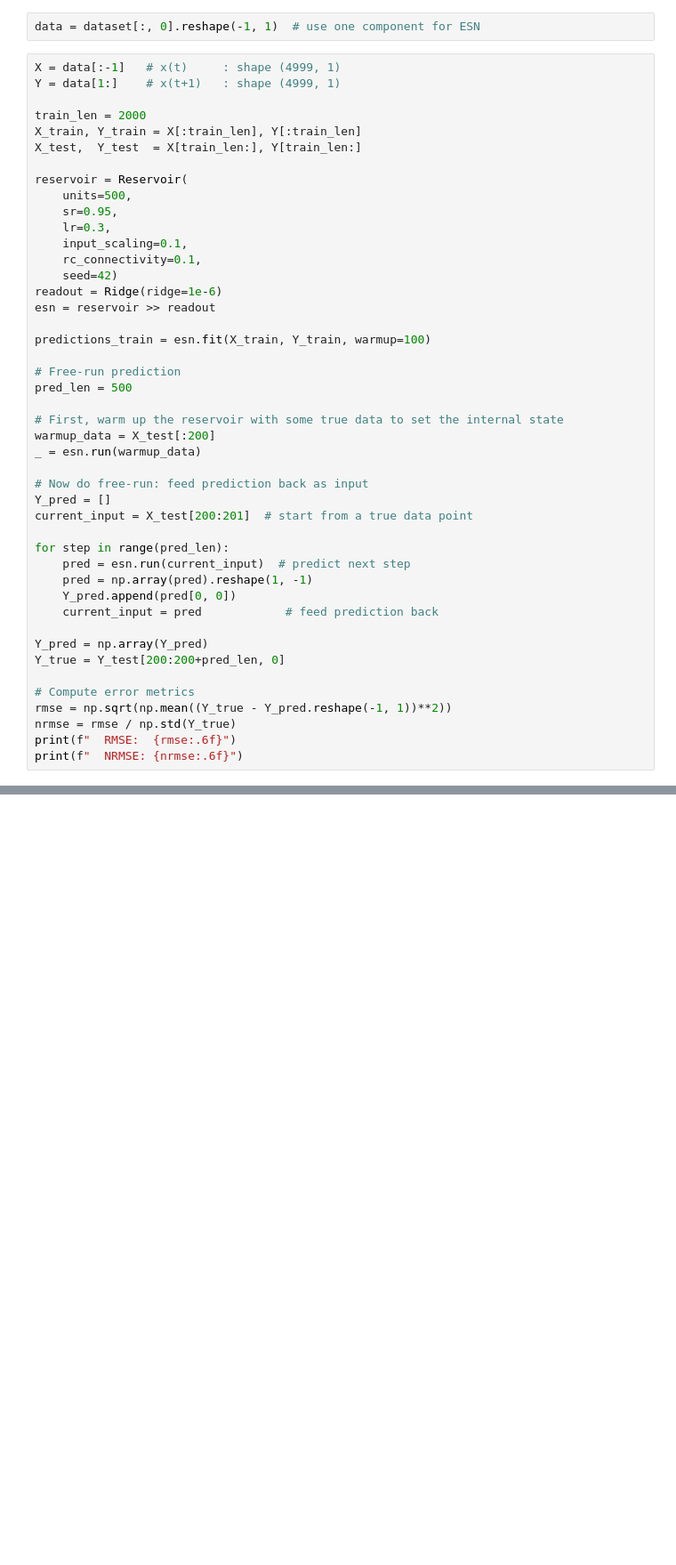
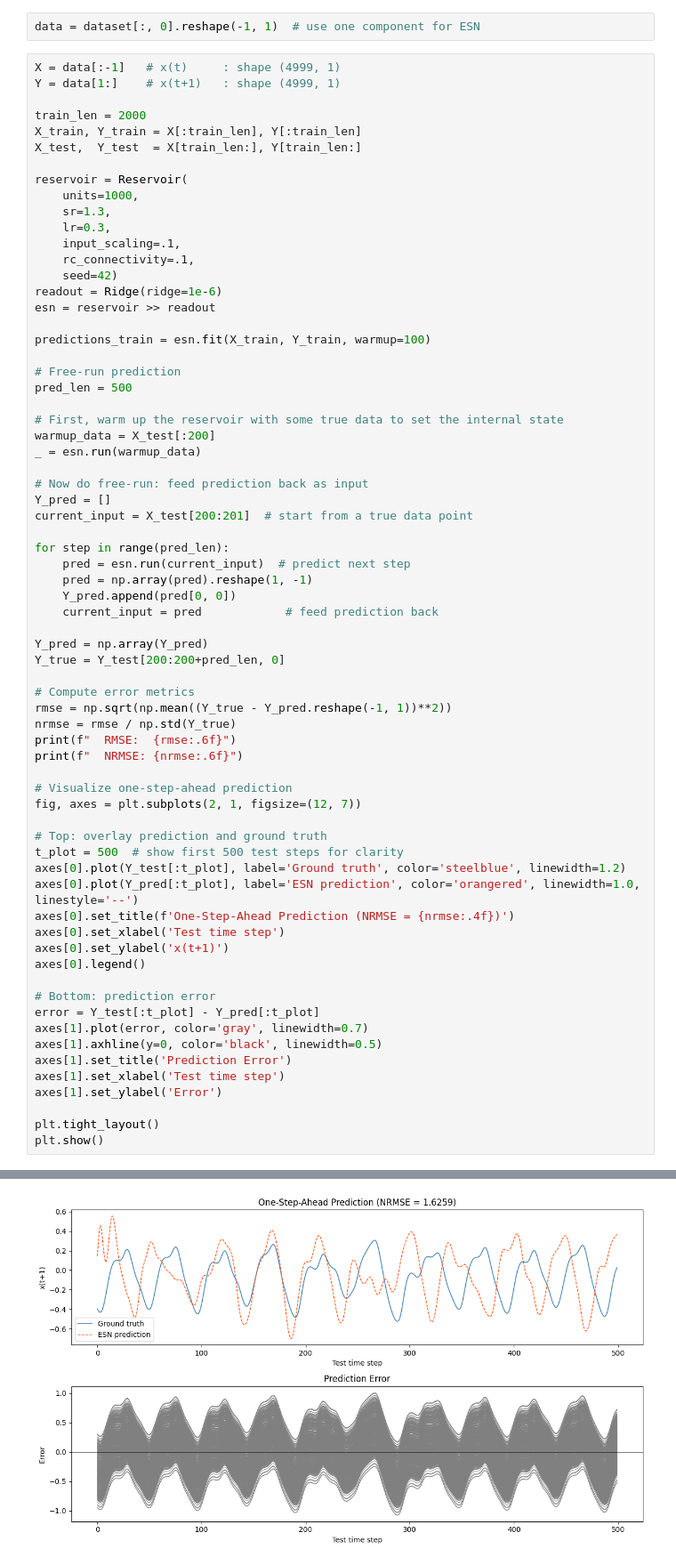
Before and after one commit to erbilcanartun/network-reconstruction, a Jupyter notebook: notebooks/grid_search.ipynb, the cells around one changed output, grey strips where cells are left out. Shown at 89% size. Saved outputs shown, nothing was run; the diff lists cells and outputs as text; blank space fills up the shorter version.

```diff
--- a/notebooks/grid_search.ipynb
+++ b/notebooks/grid_search.ipynb
@@ -39,11 +40,11 @@ X_train, Y_train = X[:train_len], Y[:train_len]
 X_test,  Y_test  = X[train_len:], Y[train_len:]
 
 reservoir = Reservoir(
-    units=500,
-    sr=0.95,
+    units=1000,
+    sr=1.3,
     lr=0.3,
-    input_scaling=0.1,
-    rc_connectivity=0.1,
+    input_scaling=.1,
+    rc_connectivity=.1,
     seed=42)
 readout = Ridge(ridge=1e-6)
 esn = reservoir >> readout
@@ -75,4 +76,27 @@ rmse = np.sqrt(np.mean((Y_true - Y_pred.reshape(-1, 1))**2))
 nrmse = rmse / np.std(Y_true)
 print(f"  RMSE:  {rmse:.6f}")
 print(f"  NRMSE: {nrmse:.6f}")
+
+# Visualize one-step-ahead prediction
+fig, axes = plt.subplots(2, 1, figsize=(12, 7))
+
+# Top: overlay prediction and ground truth
+t_plot = 500  # show first 500 test steps for clarity
+axes[0].plot(Y_test[:t_plot], label='Ground truth', color='steelblue', linewidth=1.2)
+axes[0].plot(Y_pred[:t_plot], label='ESN prediction', color='orangered', linewidth=1.0, linestyle='--')
+axes[0].set_title(f'One-Step-Ahead Prediction (NRMSE = {nrmse:.4f})')
+axes[0].set_xlabel('Test time step')
+axes[0].set_ylabel('x(t+1)')
+axes[0].legend()
+
+# Bottom: prediction error
+error = Y_test[:t_plot] - Y_pred[:t_plot]
+axes[1].plot(error, color='gray', linewidth=0.7)
+axes[1].axhline(y=0, color='black', linewidth=0.5)
+axes[1].set_title('Prediction Error')
+axes[1].set_xlabel('Test time step')
+axes[1].set_ylabel('Error')
+
+plt.tight_layout()
+plt.show()
 # %% [output]
@@ -81,3 +105,4 @@ print(f"  NRMSE: {nrmse:.6f}")
+[figure, added]
 # %%
 # ============================================================
 # ESN Hyperparameter Grid Search — Closed-Loop Prediction
```
Also changed, not shown: parts of 4 cells of this notebook, 2 other files.
